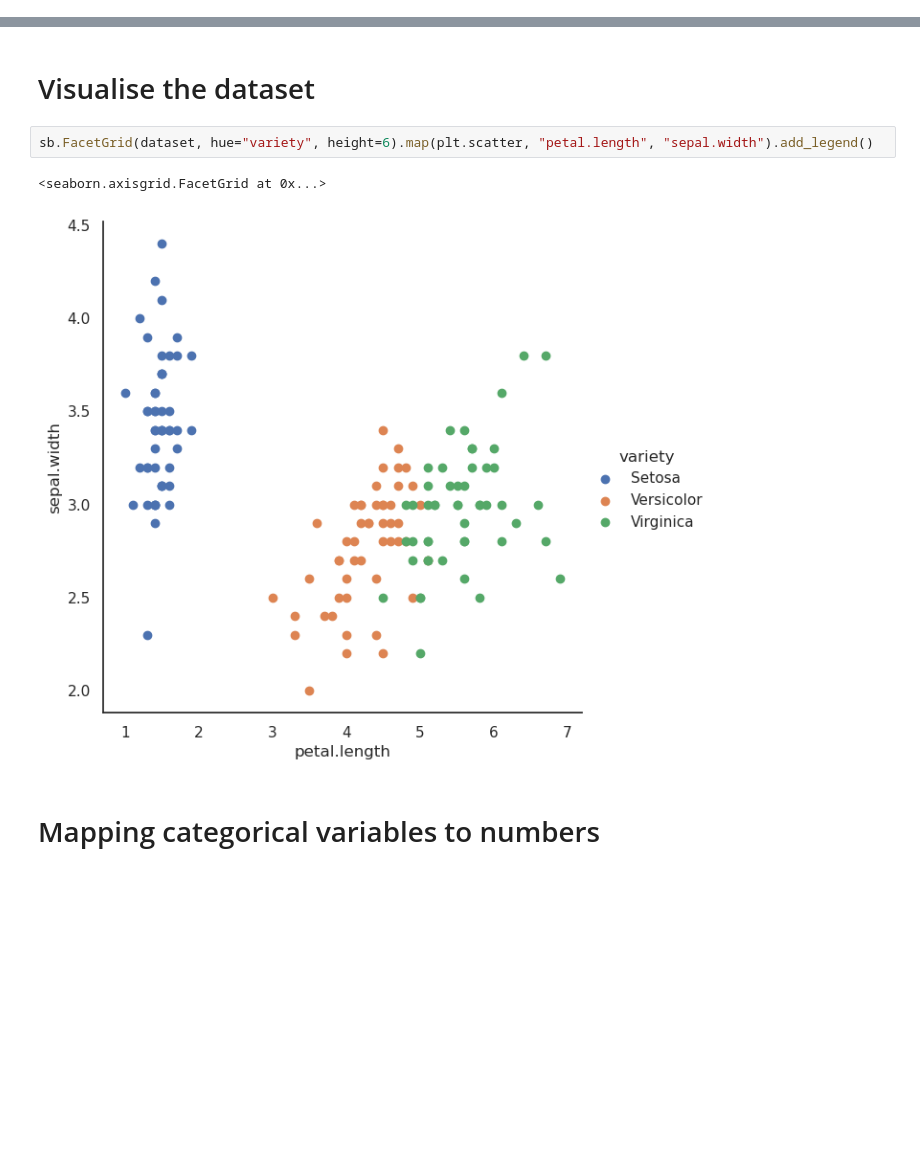
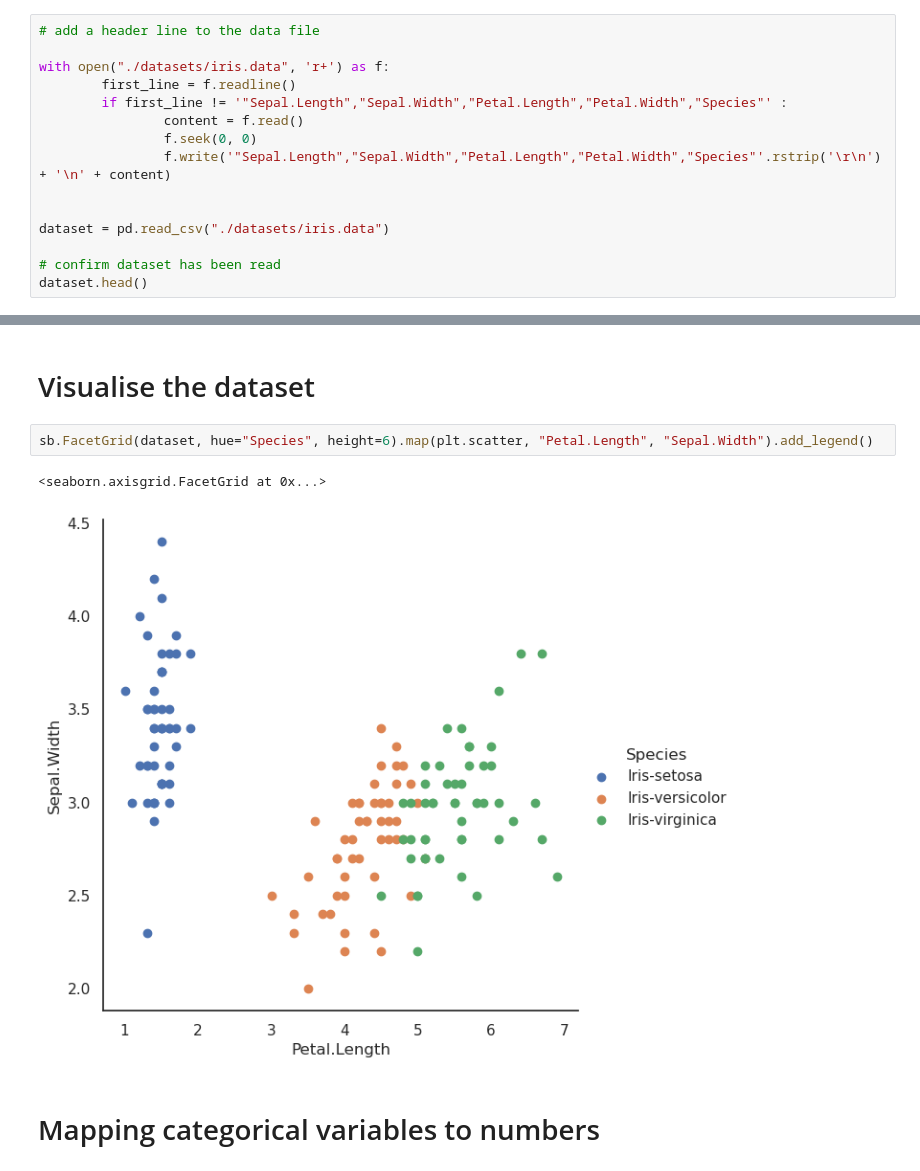
Before and after one commit to anirudhkoteshwar/logistic-regression-iris-dataset, a Jupyter notebook: log_reg.ipynb, the cells around one changed output, grey strips where cells are left out. Saved outputs shown, nothing was run; the diff lists cells and outputs as text; blank space fills up the shorter version.

Commit message:
read data file instead of csv file and add header to data file

```diff
--- a/log_reg.ipynb
+++ b/log_reg.ipynb
@@ -33,0 +25,15 @@ dataset.head()
+# %%
+# add a header line to the data file
+
+with open("./datasets/iris.data", 'r+') as f:
+        first_line = f.readline()
+        if first_line != '"Sepal.Length","Sepal.Width","Petal.Length","Petal.Width","Species"' :
+                content = f.read()
+                f.seek(0, 0)
+                f.write('"Sepal.Length","Sepal.Width","Petal.Length","Petal.Width","Species"'.rstrip('\r\n') + '\n' + content)
+
+
+dataset = pd.read_csv("./datasets/iris.data")
+
+# confirm dataset has been read
+dataset.head()
@@ -34,10 +47,10 @@ dataset.head()
 # %% [markdown]
 # Visualise the dataset
 # %%
-sb.FacetGrid(dataset, hue="variety", height=6).map(plt.scatter, "petal.length", "sepal.width").add_legend()
+sb.FacetGrid(dataset, hue="Species", height=6).map(plt.scatter, "Petal.Length", "Sepal.Width").add_legend()
 # %% [output]
 <seaborn.axisgrid.FacetGrid at 0x...>
-[figure, old version]
+[figure, new version]
 # %% [markdown]
 # Mapping categorical variables to numbers
 # %%
```
Also changed, not shown: parts of 8 cells of this notebook, 3 other files.
